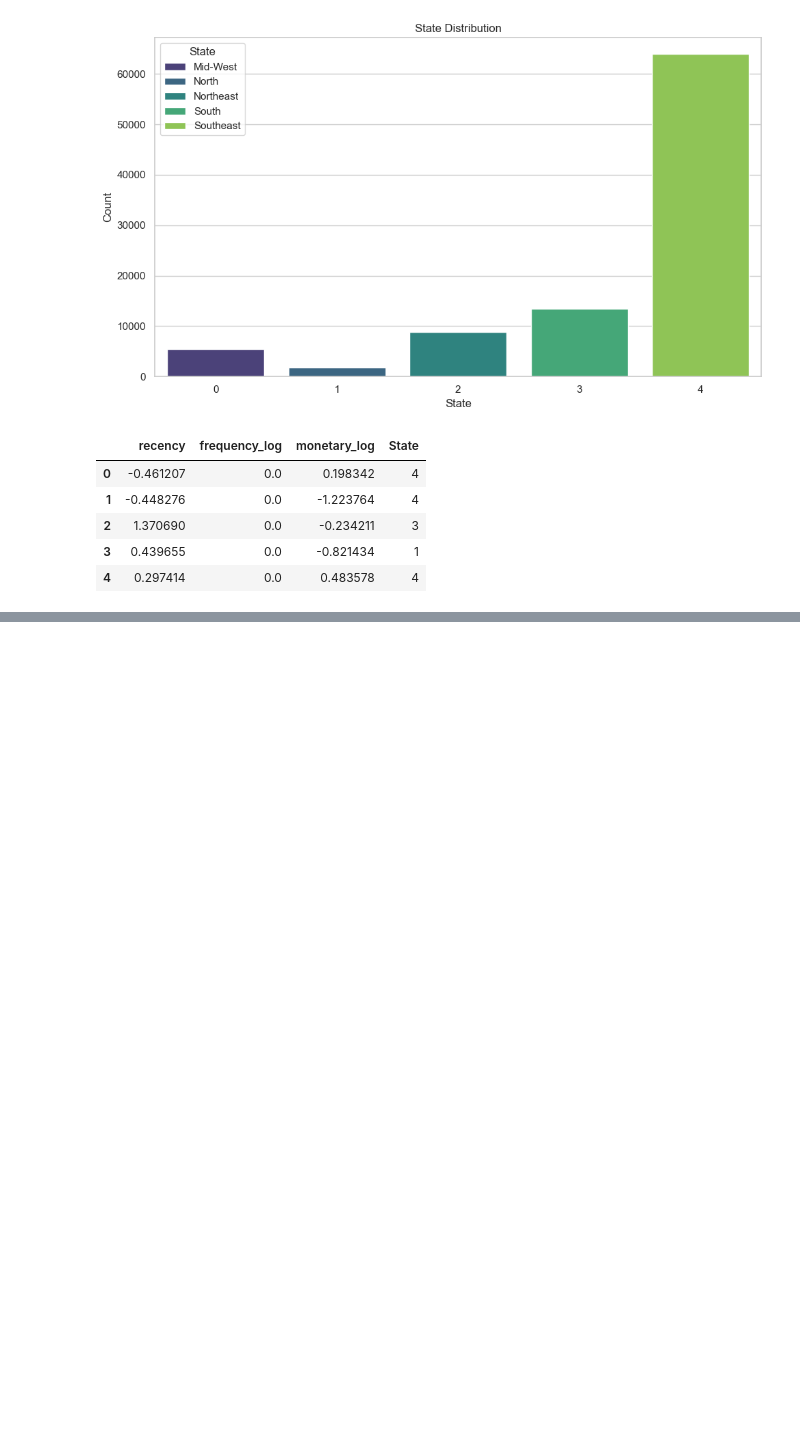
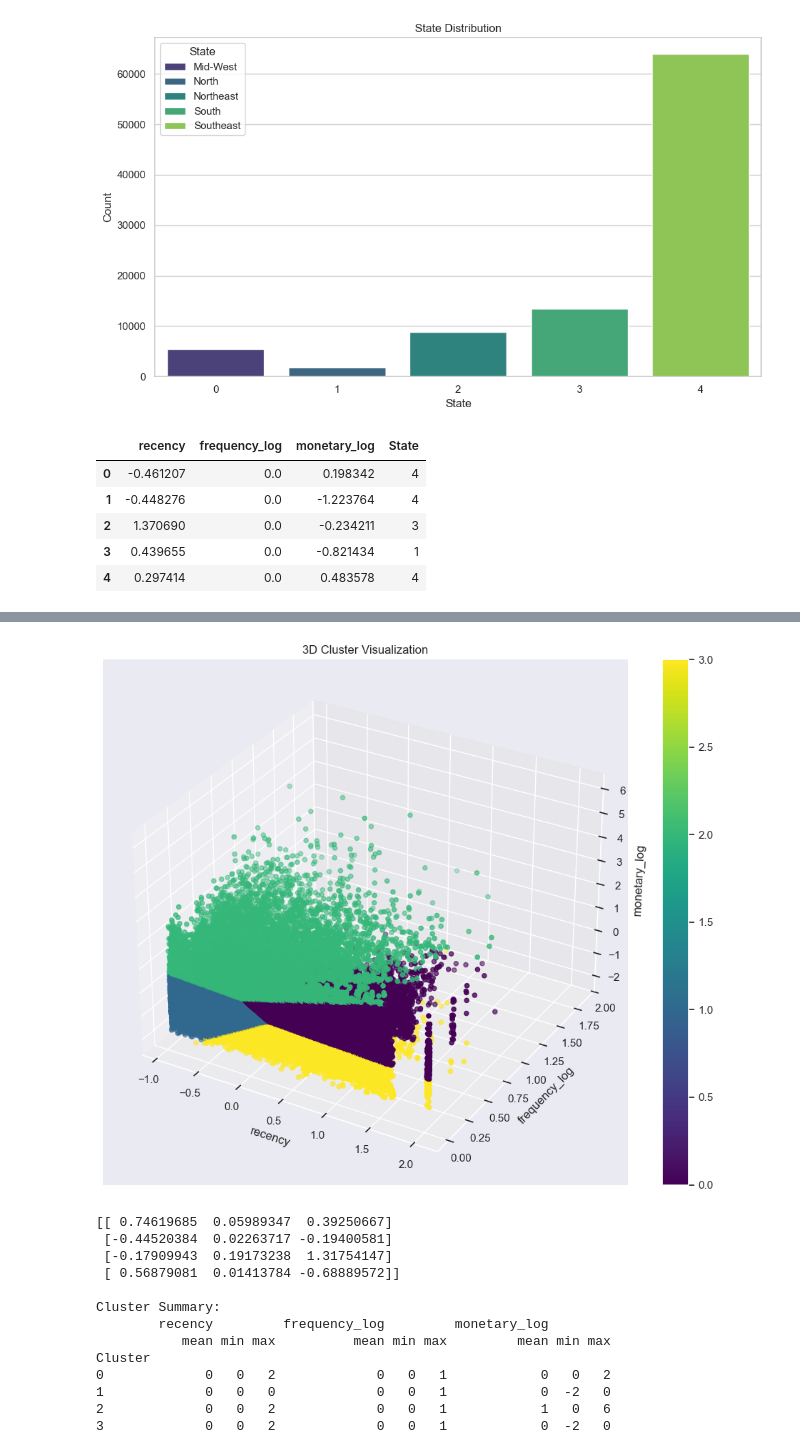
Before and after one commit to pt-sinan-akbar/Dataset-Thesis, a Jupyter notebook: BrazilDataSet.ipynb, the cells around one changed output, grey strips where cells are left out. Drawn from its saved outputs; the diff is of its cells as text; code cells hidden in the pictures; blank space fills up the shorter version.

```diff
--- a/BrazilDataSet.ipynb
+++ b/BrazilDataSet.ipynb
@@ -1103,0 +1128,51 @@ RMFD_final.describe([0.01, 0.05, 0.1, 0.25, 0.5, 0.75, 0.9, 0.95, 0.99]).T
+# %%
+# K-Means menggunakan RFM
+# berdasarkan hasil elbow diatas, jumlah kluster yang akan dipilih adalah 4
+kmeans = KMeans(n_clusters=4, random_state=42)
+clusters = kmeans.fit_predict(RFM_final)
+
+data_with_clusters = RFM_final.copy()
+data_with_clusters['Cluster'] = clusters
+
+fig = plt.figure(figsize=(10, 8))
+ax = fig.add_subplot(111, projection='3d')
+
+scatter = ax.scatter(data_with_clusters.iloc[:, 0],
+                     data_with_clusters.iloc[:, 1],
+                     data_with_clusters.iloc[:, 2],
+                     c=clusters,
+                     cmap='viridis')
+
+ax.set_xlabel(data_with_clusters.columns[0])
+ax.set_ylabel(data_with_clusters.columns[1])
+ax.set_zlabel(data_with_clusters.columns[2])
+plt.title('3D Cluster Visualization')
+plt.colorbar(scatter)
+plt.tight_layout()
+plt.show()
+
+print(kmeans.cluster_centers_)
+
+cluster_summary = data_with_clusters.groupby('Cluster').agg({
+    RFM_final.columns[0]: ['mean', 'min', 'max'],
+    RFM_final.columns[1]: ['mean', 'min', 'max'],
+    RFM_final.columns[2]: ['mean', 'min', 'max']
+})
+
+print("\nCluster Summary:")
+print(cluster_summary)
+# %% [output]
+[figure, added]
+[[ 0.74619685  0.05989347  0.39250667]
+ [-0.44520384  0.02263717 -0.19400581]
+ [-0.17909943  0.19173238  1.31754147]
+ [ 0.56879081  0.01413784 -0.68889572]]
+
+Cluster Summary:
+        recency         frequency_log         monetary_log
+           mean min max          mean min max         mean min max
+Cluster
+0             0   0   2             0   0   1            0   0   2
+1             0   0   0             0   0   1            0  -2   0
+2             0   0   2             0   0   1            1   0   6
+3             0   0   2             0   0   1            0  -2   0
```
Also changed, not shown: parts of 8 cells of this notebook.
